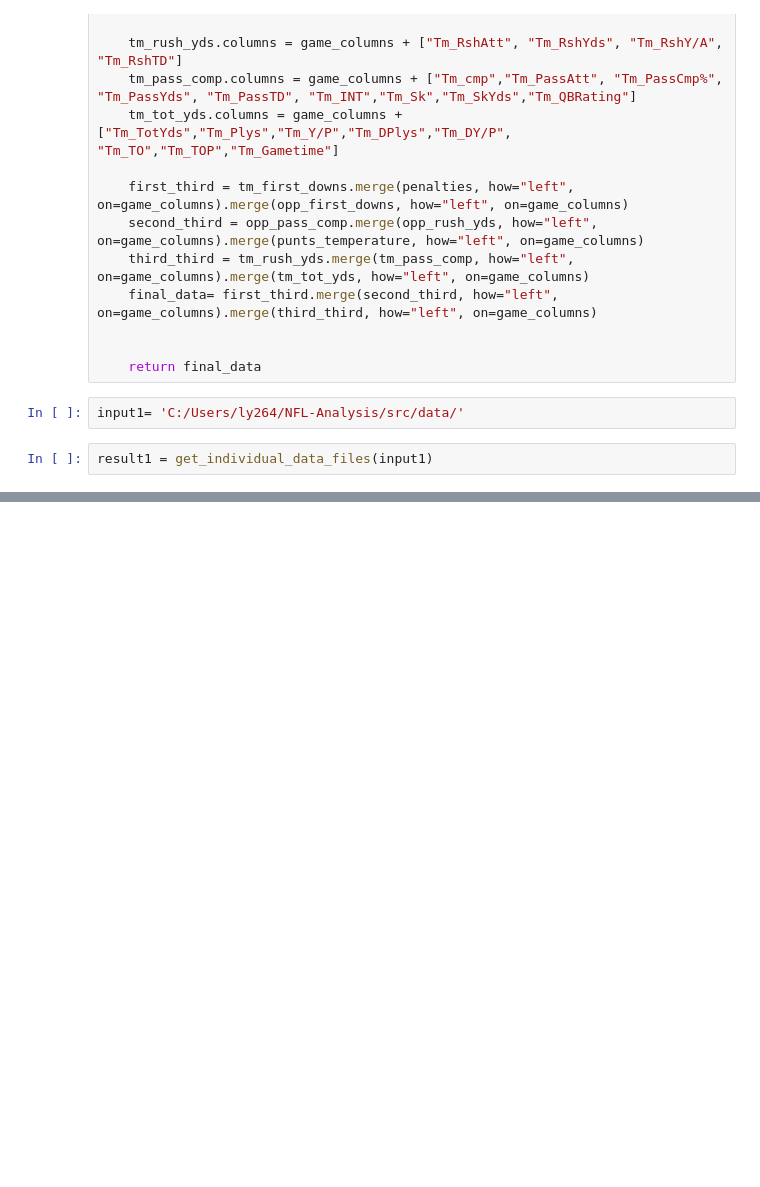
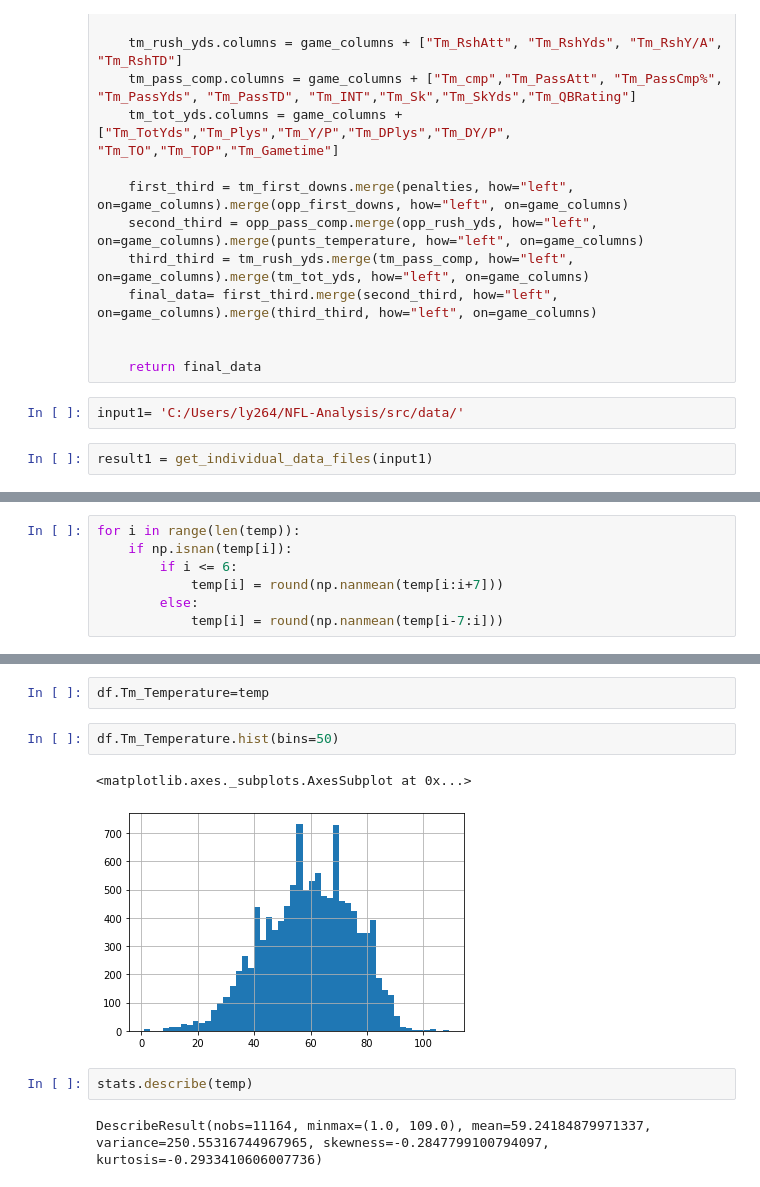
Before and after one commit to sujeetyeramareddy9/NFL-Analysis, a Jupyter notebook: src/Yong_EDA.ipynb, the cells around one changed output, grey strips where cells are left out. Drawn from its saved outputs; the diff is of its cells as text; blank space fills up the shorter version.

```diff
--- a/src/Yong_EDA.ipynb
+++ b/src/Yong_EDA.ipynb
@@ -87,0 +180,7 @@ result1
+# %%
+for i in range(len(temp)):
+    if np.isnan(temp[i]):
+        if i <= 6:
+            temp[i] = round(np.nanmean(temp[i:i+7]))
+        else:
+            temp[i] = round(np.nanmean(temp[i-7:i]))
@@ -87,0 +199,11 @@ result1
+# %%
+df.Tm_Temperature=temp
+# %%
+df.Tm_Temperature.hist(bins=50)
+# %% [output]
+<matplotlib.axes._subplots.AxesSubplot at 0x...>
+[figure, added]
+# %%
+stats.describe(temp)
+# %% [output]
+DescribeResult(nobs=11164, minmax=(1.0, 109.0), mean=59.24184879971337, variance=250.55316744967965, skewness=-0.2847799100794097, kurtosis=-0.2933410606007736)
```
Also changed, not shown: parts of 13 cells of this notebook.
